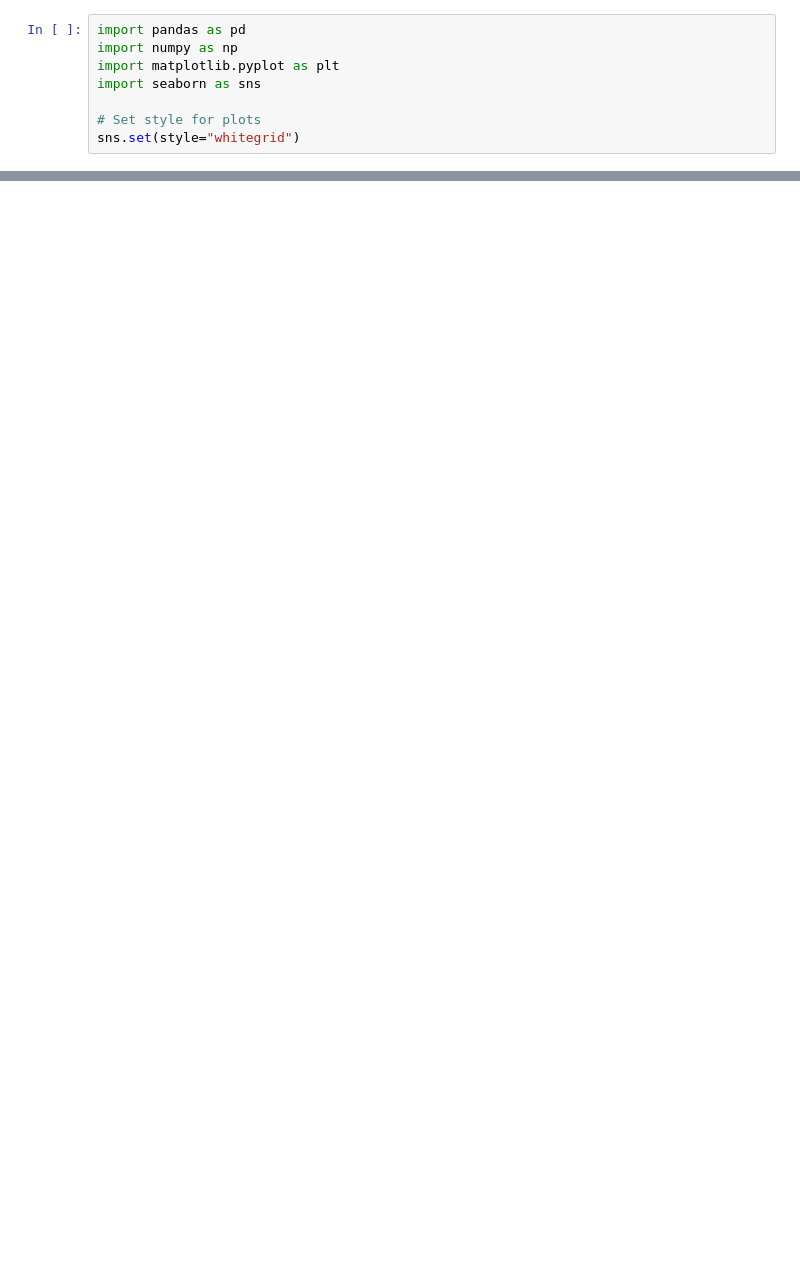
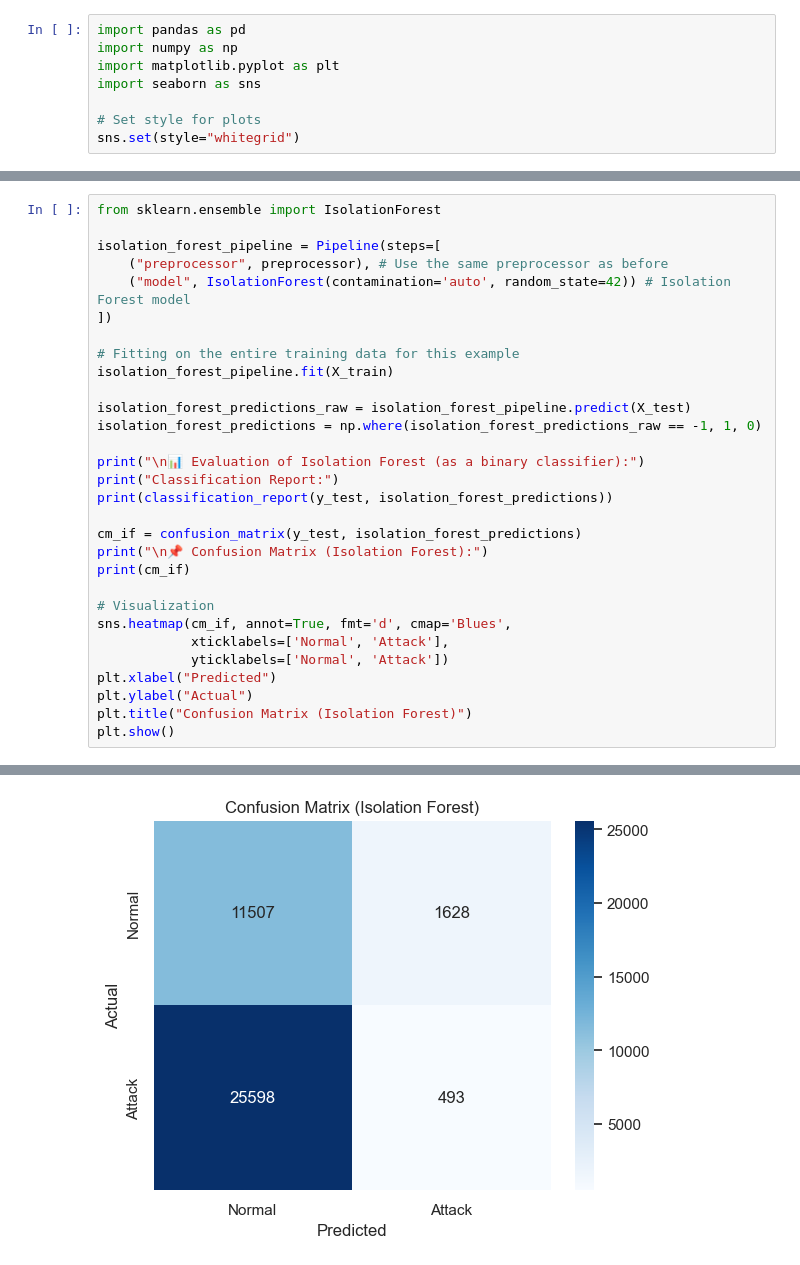
Before and after one commit to Ahsan3172/Zero-day-attack-, a Jupyter notebook: backend/zda.ipynb, the cells around one changed output, grey strips where cells are left out. Drawn from its saved outputs; the diff is of its cells as text; blank space fills up the shorter version.

```diff
--- a/backend/zda.ipynb
+++ b/backend/zda.ipynb
@@ -1035,0 +402,31 @@ This framework provides a structured approach to comparing anomaly detection mod
+# %%
+from sklearn.ensemble import IsolationForest
+
+isolation_forest_pipeline = Pipeline(steps=[
+    ("preprocessor", preprocessor), # Use the same preprocessor as before
+    ("model", IsolationForest(contamination='auto', random_state=42)) # Isolation Forest model
+])
+
+# Fitting on the entire training data for this example
+isolation_forest_pipeline.fit(X_train)
+
+isolation_forest_predictions_raw = isolation_forest_pipeline.predict(X_test)
+isolation_forest_predictions = np.where(isolation_forest_predictions_raw == -1, 1, 0)
+
+print("\n📊 Evaluation of Isolation Forest (as a binary classifier):")
+print("Classification Report:")
+print(classification_report(y_test, isolation_forest_predictions))
+
+cm_if = confusion_matrix(y_test, isolation_forest_predictions)
+print("\n📌 Confusion Matrix (Isolation Forest):")
+print(cm_if)
+
+# Visualization
+sns.heatmap(cm_if, annot=True, fmt='d', cmap='Blues',
+            xticklabels=['Normal', 'Attack'],
+            yticklabels=['Normal', 'Attack'])
+plt.xlabel("Predicted")
+plt.ylabel("Actual")
+plt.title("Confusion Matrix (Isolation Forest)")
+plt.show()
+# %% [output]
@@ -1035,0 +448 @@ This framework provides a structured approach to comparing anomaly detection mod
+[figure, added]
```
Also changed, not shown: parts of 48 cells of this notebook, 22 other files.
